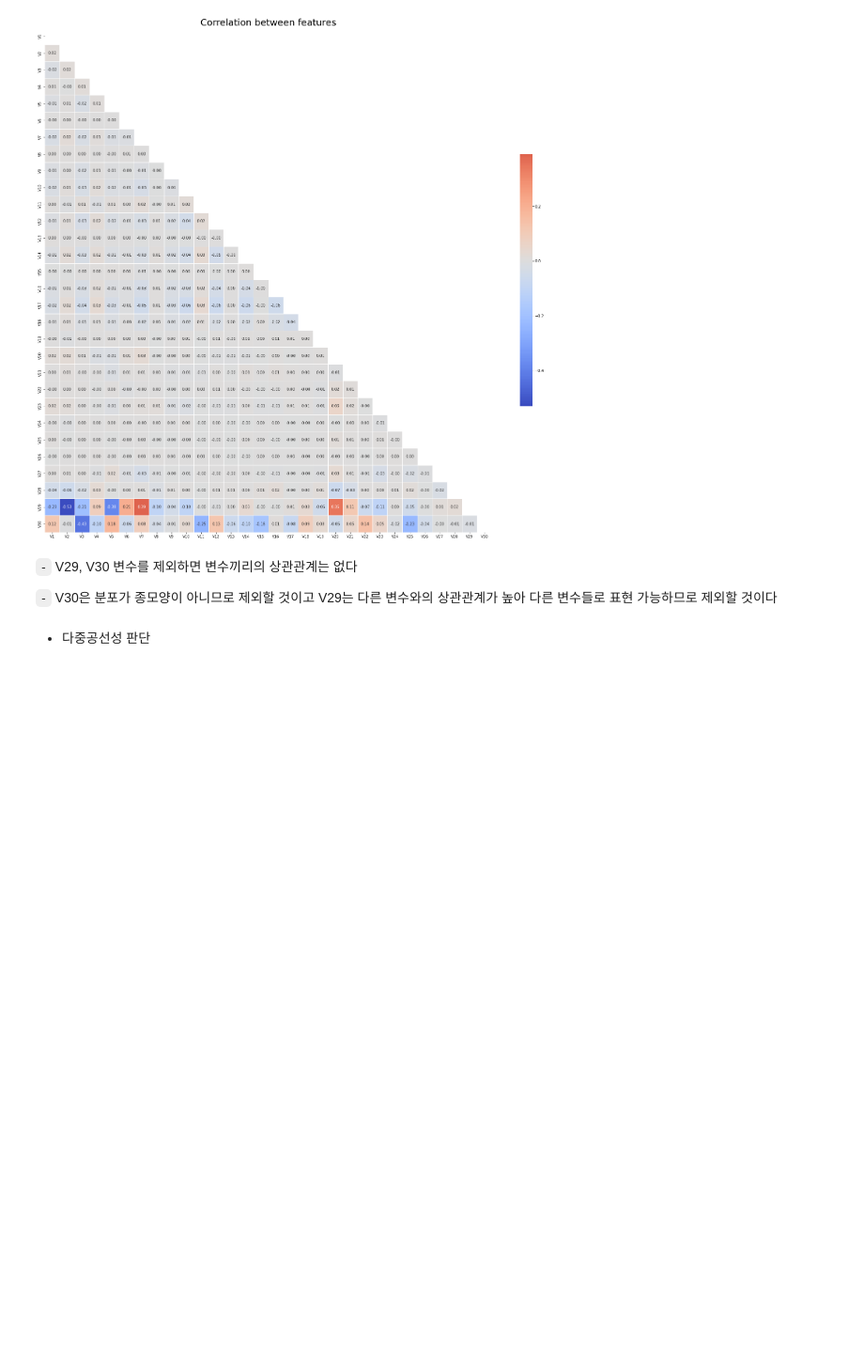
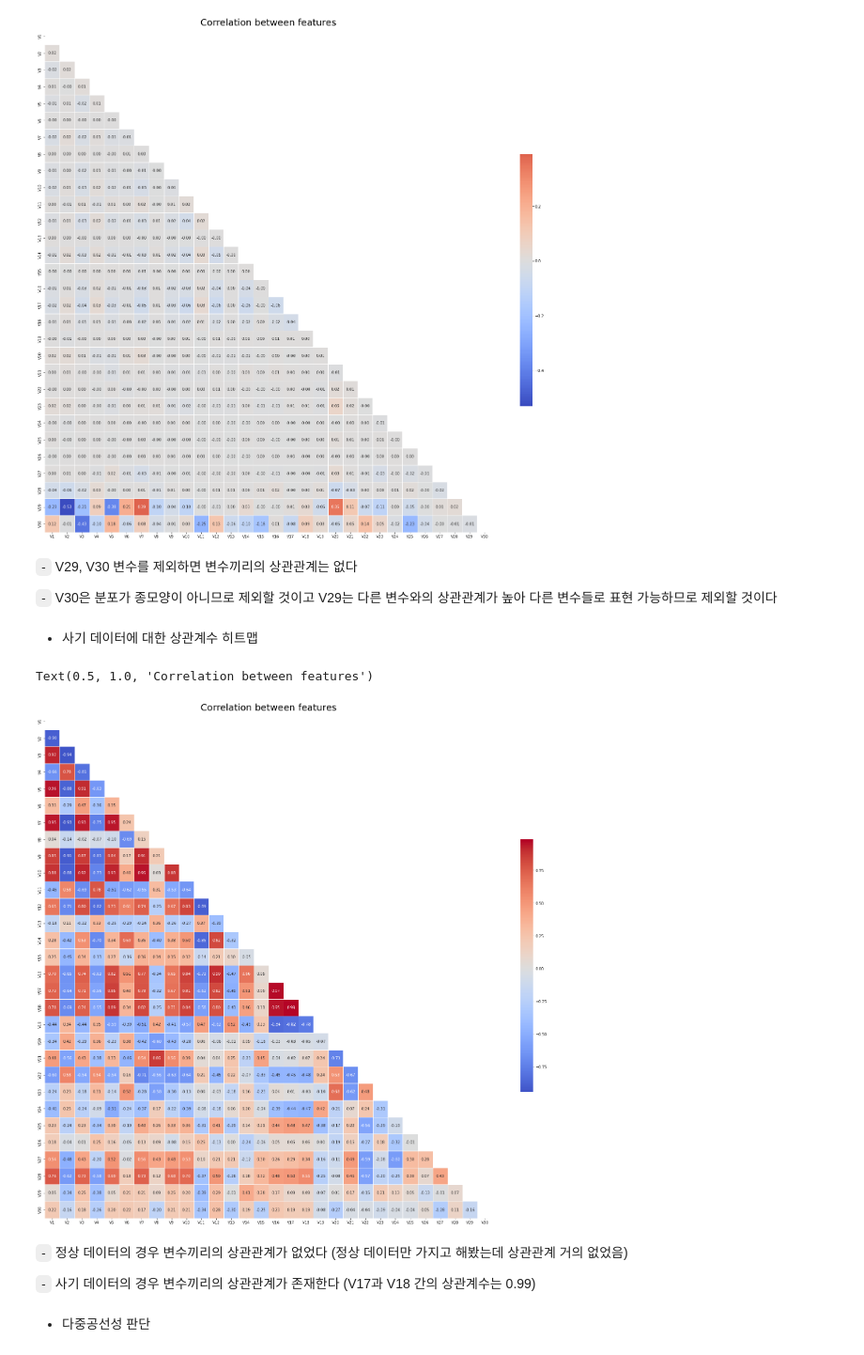
Before and after one commit to Jaesu26/Dacon-credit-card-fraud-detection, a Jupyter notebook: 신용카드-사기탐색-EDA모델링.ipynb, the cells around one changed output. Shown at 94% size. Saved outputs shown, nothing was run; the diff lists cells and outputs as text; code cells hidden in the pictures; blank space fills up the shorter version.

```diff
--- a/신용카드-사기탐색-EDA모델링.ipynb
+++ b/신용카드-사기탐색-EDA모델링.ipynb
@@ -132,6 +150,23 @@ Text(0.5, 1.0, 'Correlation between features')
 `-` V29, V30 변수를 제외하면 변수끼리의 상관관계는 없다
 
 `-` V30은 분포가 종모양이 아니므로 제외할 것이고 V29는 다른 변수와의 상관관계가 높아 다른 변수들로 표현 가능하므로 제외할 것이다
+# %% [markdown]
+- 사기 데이터에 대한 상관계수 히트맵
+# %%
+corr = valid[valid['Class'] == 1].drop('Class', axis=1).corr(method='pearson')
+mask = np.triu(np.ones_like(corr, dtype=bool))
+
+plt.figure(figsize=(27, 25))
+sns.heatmap(data=corr,  mask=mask, annot=True, fmt='.2f', center=0,
+            linewidths=0.5, cmap='coolwarm', cbar_kws={'shrink': .5})
+plt.title('Correlation between features', fontsize=25)
+# %% [output]
+Text(0.5, 1.0, 'Correlation between features')
+[figure, added]
+# %% [markdown]
+`-` 정상 데이터의 경우 변수끼리의 상관관계가 없었다 (정상 데이터만 가지고 해봤는데 상관관계 거의 없었음)
+
+`-` 사기 데이터의 경우 변수끼리의 상관관계가 존재한다 (V17과 V18 간의 상관계수는 0.99)
 # %% [markdown]
 - 다중공선성 판단
 # %% [markdown]
```
Also changed, not shown: parts of 45 cells of this notebook.
